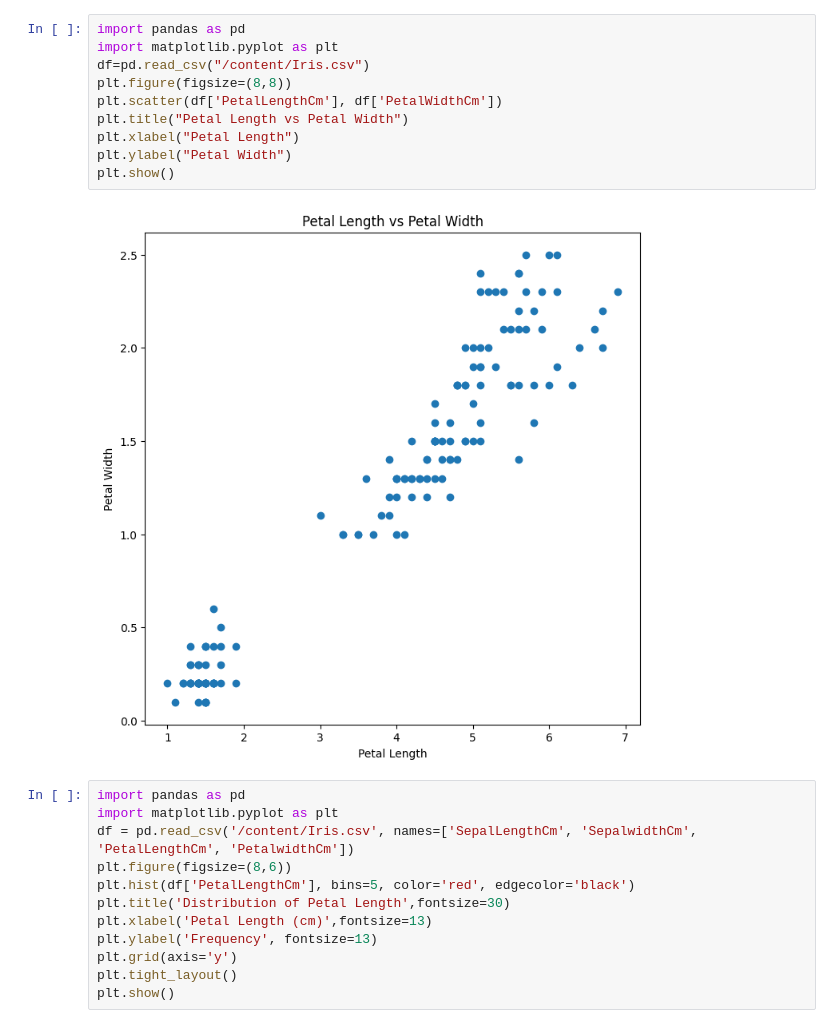
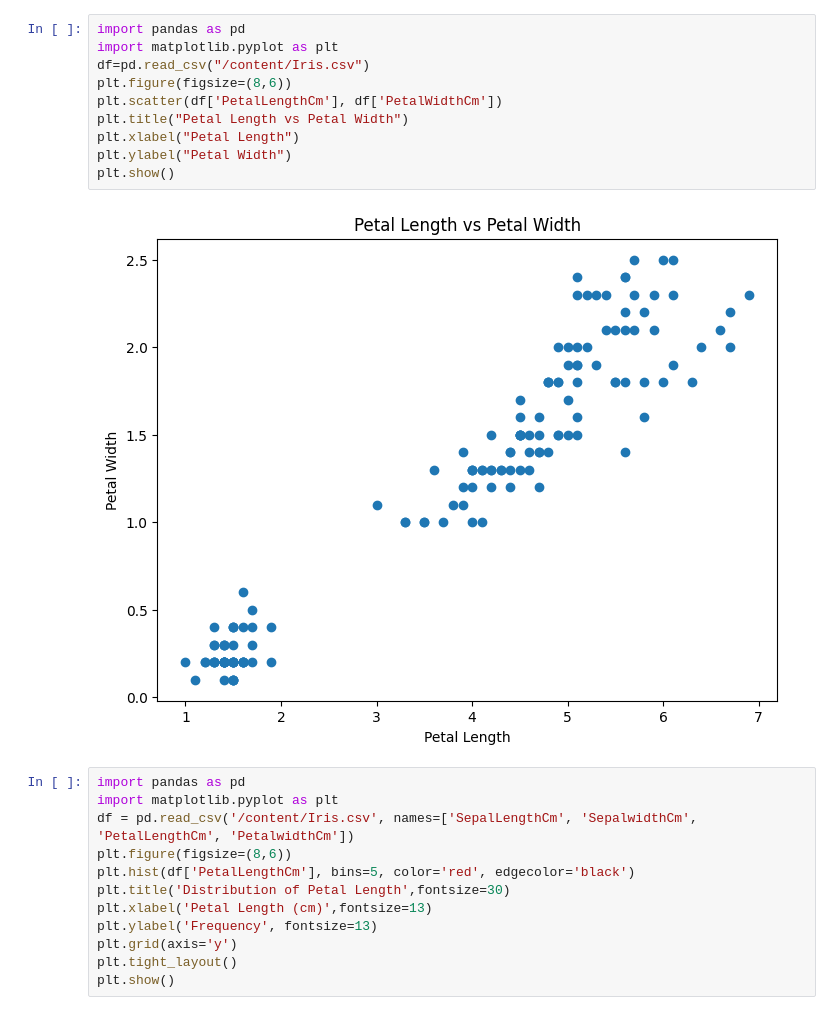
Before and after one commit to ashwinig2827/CIE1, a Jupyter notebook: Untitled1.ipynb, the cells around one changed output. Cells and saved outputs as stored; diff of their text form.

```diff
--- a/Untitled1.ipynb
+++ b/Untitled1.ipynb
@@ -3,15 +3,15 @@
 # %%
 import pandas as pd
 import matplotlib.pyplot as plt
 df=pd.read_csv("/content/Iris.csv")
-plt.figure(figsize=(8,8))
+plt.figure(figsize=(8,6))
 plt.scatter(df['PetalLengthCm'], df['PetalWidthCm'])
 plt.title("Petal Length vs Petal Width")
 plt.xlabel("Petal Length")
 plt.ylabel("Petal Width")
 plt.show()
 # %% [output]
-[figure, old version]
+[figure, new version]
 # %%
 import pandas as pd
 import matplotlib.pyplot as plt
```
